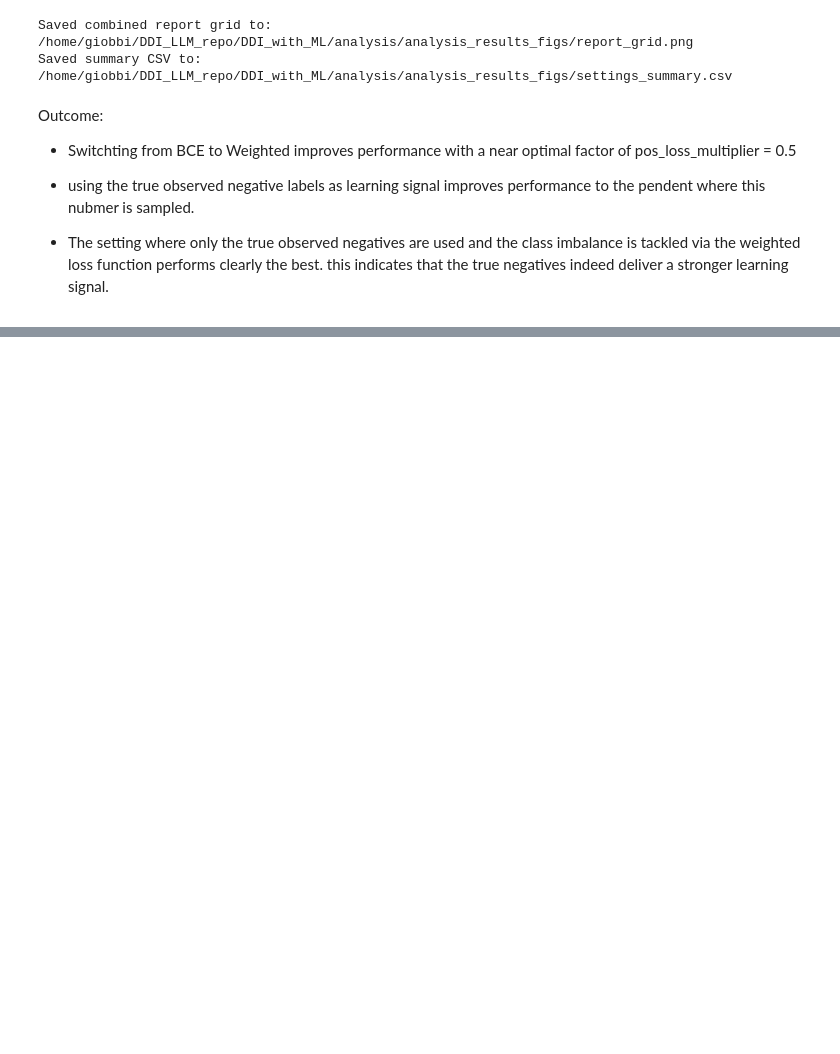
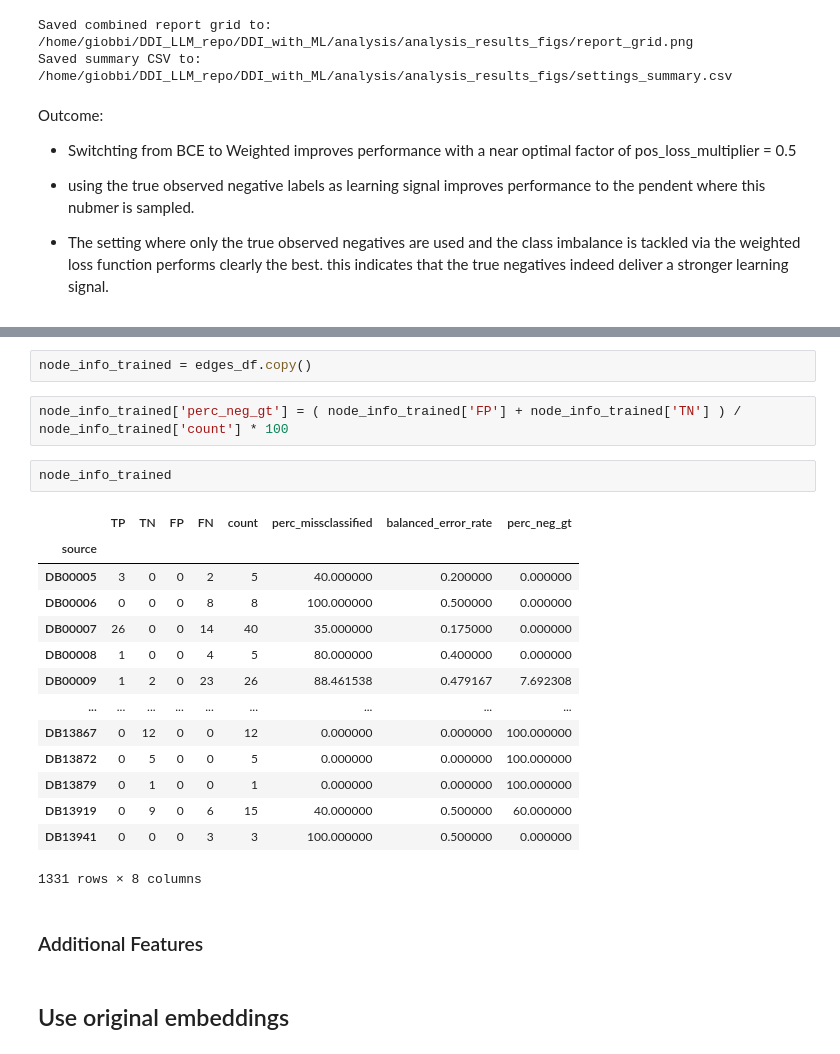
Before and after one commit to lgiobbi/DDI_with_ML, a Jupyter notebook: analysis/report.ipynb, the cells around one changed output, grey strips where cells are left out. Drawn from its saved outputs; the diff is of its cells as text; blank space fills up the shorter version.

```diff
--- a/analysis/report.ipynb
+++ b/analysis/report.ipynb
@@ -614,0 +1005,25 @@ PR_AUC: 0.9764
+# %%
+node_info_trained = edges_df.copy()
+# %%
+node_info_trained['perc_neg_gt'] = ( node_info_trained['FP'] + node_info_trained['TN'] ) / node_info_trained['count'] * 100
+# %%
+node_info_trained
+# %% [output]
+|  | TP | TN | FP | FN | count | perc_missclassified | balanced_error_rate | perc_neg_gt |
+| source |  |  |  |  |  |  |  |  |
+| DB00005 | 3 | 0 | 0 | 2 | 5 | 40.000000 | 0.200000 | 0.000000 |
+| DB00006 | 0 | 0 | 0 | 8 | 8 | 100.000000 | 0.500000 | 0.000000 |
+| DB00007 | 26 | 0 | 0 | 14 | 40 | 35.000000 | 0.175000 | 0.000000 |
+| DB00008 | 1 | 0 | 0 | 4 | 5 | 80.000000 | 0.400000 | 0.000000 |
+| DB00009 | 1 | 2 | 0 | 23 | 26 | 88.461538 | 0.479167 | 7.692308 |
+| ... | ... | ... | ... | ... | ... | ... | ... | ... |
+| DB13867 | 0 | 12 | 0 | 0 | 12 | 0.000000 | 0.000000 | 100.000000 |
+| DB13872 | 0 | 5 | 0 | 0 | 5 | 0.000000 | 0.000000 | 100.000000 |
+| DB13879 | 0 | 1 | 0 | 0 | 1 | 0.000000 | 0.000000 | 100.000000 |
+| DB13919 | 0 | 9 | 0 | 6 | 15 | 40.000000 | 0.500000 | 60.000000 |
+| DB13941 | 0 | 0 | 0 | 3 | 3 | 100.000000 | 0.500000 | 0.000000 |
+1331 rows × 8 columns
+# %% [markdown]
+### Additional Features
+# %% [markdown]
+## Use original embeddings
```
Also changed, not shown: parts of 36 cells of this notebook.
